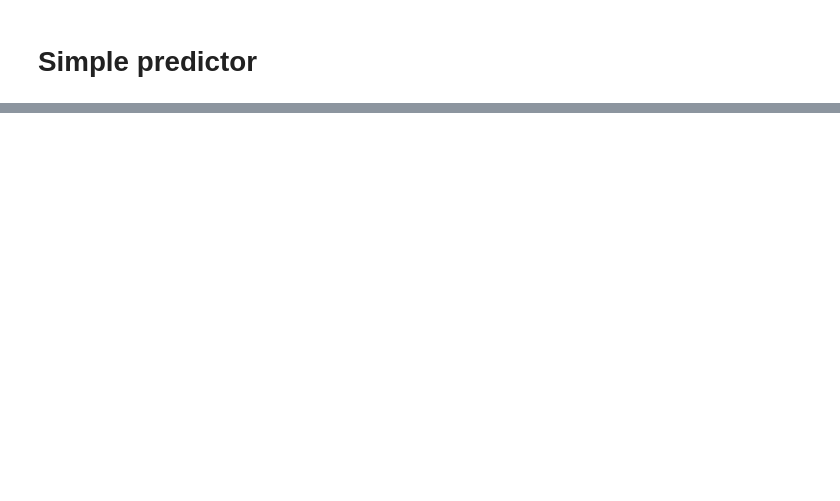
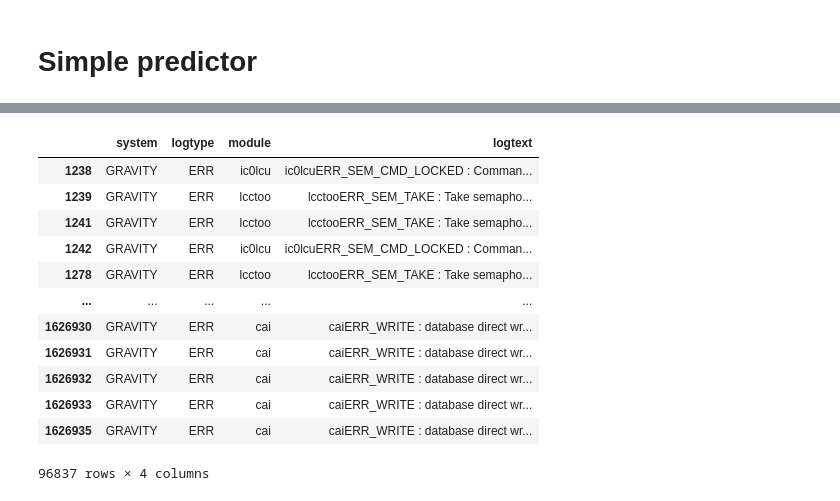
Before and after one commit to paranal-sw/parlogs-observations, a Jupyter notebook: notebooks/03-error-based-analysis.ipynb, the cells around one changed output, grey strips where cells are left out. Drawn from its saved outputs; the diff is of its cells as text; code cells hidden in the pictures; blank space fills up the shorter version.

```diff
--- a/notebooks/03-error-based-analysis.ipynb
+++ b/notebooks/03-error-based-analysis.ipynb
@@ -308,0 +34,28 @@ Observation #38
+# %%
+from urllib.request import urlretrieve
+REPO_URL='https://huggingface.co/datasets/Paranal/parlogs-observations/resolve/main/data'
+PATH='sample_data' # Convenient name to be Colab compatible
+
+!mkdir -p $PATH
+
+# Comment what you actually need
+
+fname = f'{INSTRUMENT}-{RANGE}-meta.parket'
+if not os.path.exists(f'{PATH}/{fname}'):
+    urlretrieve(f'{REPO_URL}/{fname}', f'{PATH}/{fname}')
+df_meta=pd.read_parquet(f'{PATH}/{fname}')
+
+fname = f'{INSTRUMENT}-{RANGE}-traces.parket'
+if not os.path.exists(f'{PATH}/{fname}'):
+    urlretrieve(f'{REPO_URL}/{fname}', f'{PATH}/{fname}')
+df_inst=pd.read_parquet(f'{PATH}/{fname}')
+
+fname = f'{INSTRUMENT}-{RANGE}-traces-SUBSYSTEMS.parket'
+if not os.path.exists(f'{PATH}/{fname}'):
+    urlretrieve(f'{REPO_URL}/{fname}', f'{PATH}/{fname}')
+df_subs=pd.read_parquet(f'{PATH}/{fname}')
+
+fname = f'{INSTRUMENT}-{RANGE}-traces-TELESCOPES.parket'
+if not os.path.exists(f'{PATH}/{fname}'):
+    urlretrieve(f'{REPO_URL}/{fname}', f'{PATH}/{fname}')
+df_tele=pd.read_parquet(f'{PATH}/{fname}')
@@ -308,0 +72,17 @@ Observation #38
+# %%
+with pd.option_context('display.max_colwidth', None):
+    display(df_inst[ df_inst['logtype']=='ERR' ][['system', 'logtype', 'module', 'logtext']])
+# %% [output]
+|  | system | logtype | module | logtext |
+| 1238 | GRAVITY | ERR | ic0lcu | ic0lcuERR_SEM_CMD_LOCKED : Comman... |
+| 1239 | GRAVITY | ERR | lcctoo | lcctooERR_SEM_TAKE : Take semapho... |
+| 1241 | GRAVITY | ERR | lcctoo | lcctooERR_SEM_TAKE : Take semapho... |
+| 1242 | GRAVITY | ERR | ic0lcu | ic0lcuERR_SEM_CMD_LOCKED : Comman... |
+| 1278 | GRAVITY | ERR | lcctoo | lcctooERR_SEM_TAKE : Take semapho... |
+| ... | ... | ... | ... | ... |
+| 1626930 | GRAVITY | ERR | cai | caiERR_WRITE : database direct wr... |
+| 1626931 | GRAVITY | ERR | cai | caiERR_WRITE : database direct wr... |
+| 1626932 | GRAVITY | ERR | cai | caiERR_WRITE : database direct wr... |
+| 1626933 | GRAVITY | ERR | cai | caiERR_WRITE : database direct wr... |
+| 1626935 | GRAVITY | ERR | cai | caiERR_WRITE : database direct wr... |
+96837 rows × 4 columns
```
Also changed, not shown: parts of 64 cells of this notebook, 1 other file.
